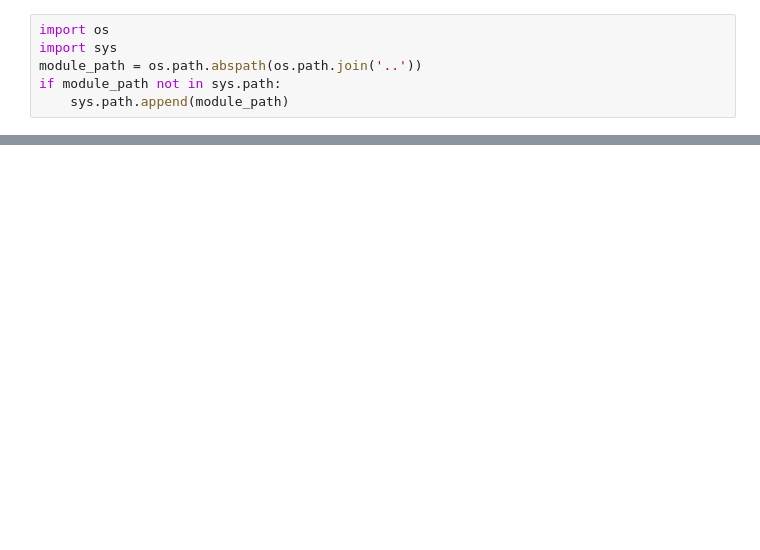
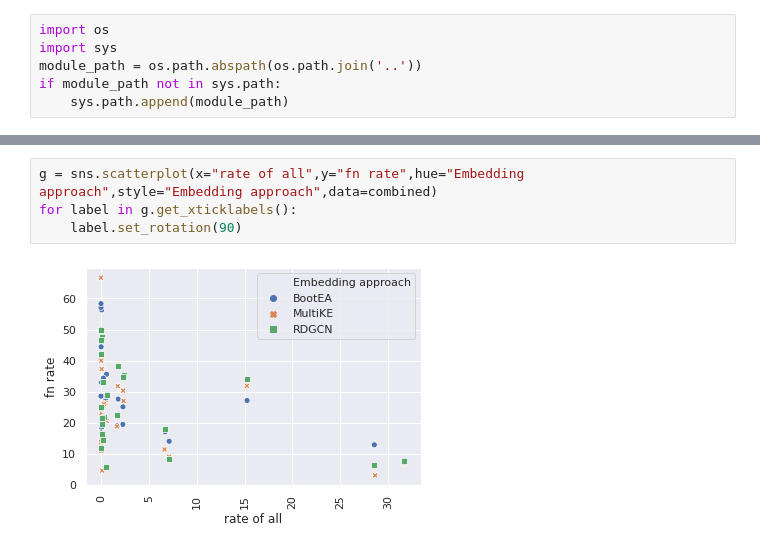
Before and after one commit to jonathanschuchart/eager, a Jupyter notebook: src/analysis/TypeAnalysis.ipynb, the cells around one changed output, grey strips where cells are left out. Cells and saved outputs as stored; diff of their text form; blank space fills up the shorter version.

```diff
--- a/src/analysis/TypeAnalysis.ipynb
+++ b/src/analysis/TypeAnalysis.ipynb
@@ -107,0 +36,6 @@ g.map(plt.scatter, "left_types", "right_types")
+# %%
+g = sns.scatterplot(x="rate of all",y="fn rate",hue="Embedding approach",style="Embedding approach",data=combined)
+for label in g.get_xticklabels():
+    label.set_rotation(90)
+# %% [output]
+[figure, added]
```
Also changed, not shown: parts of 15 cells of this notebook, 1 other file.
